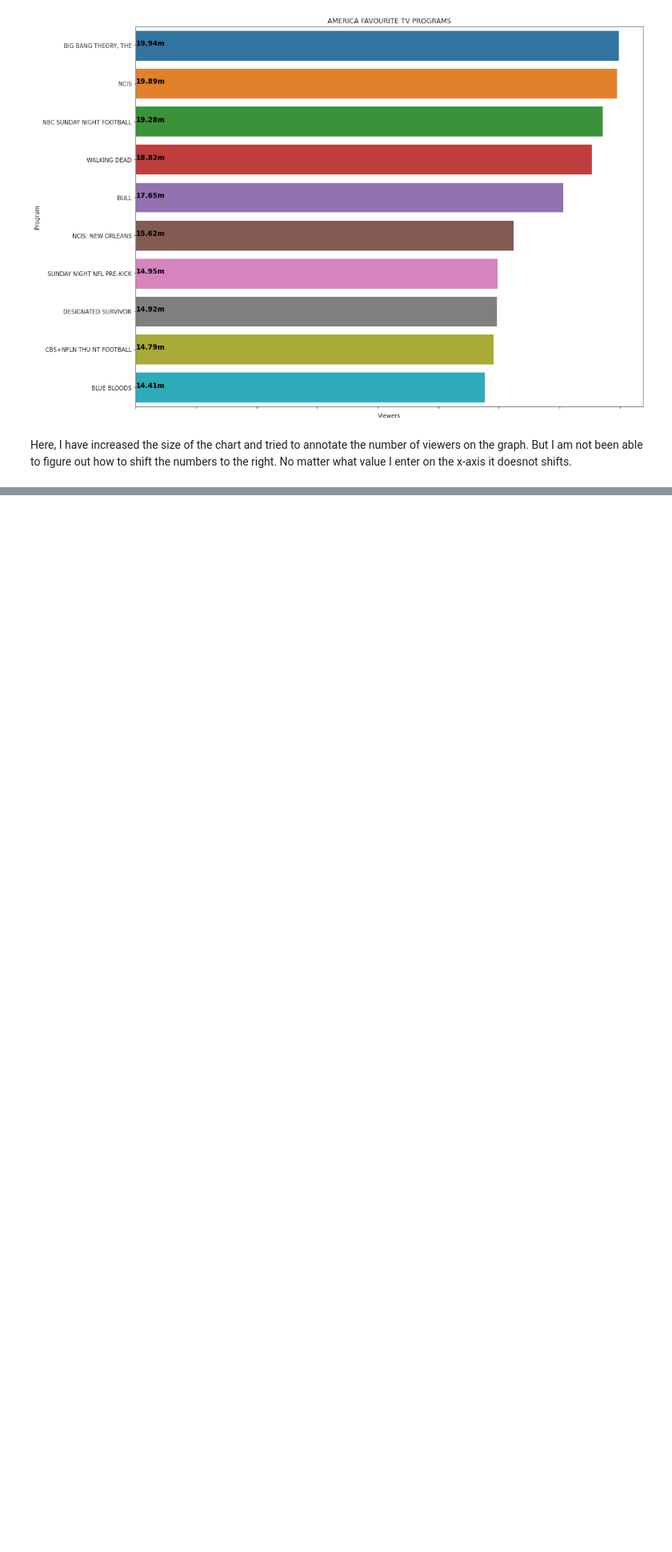
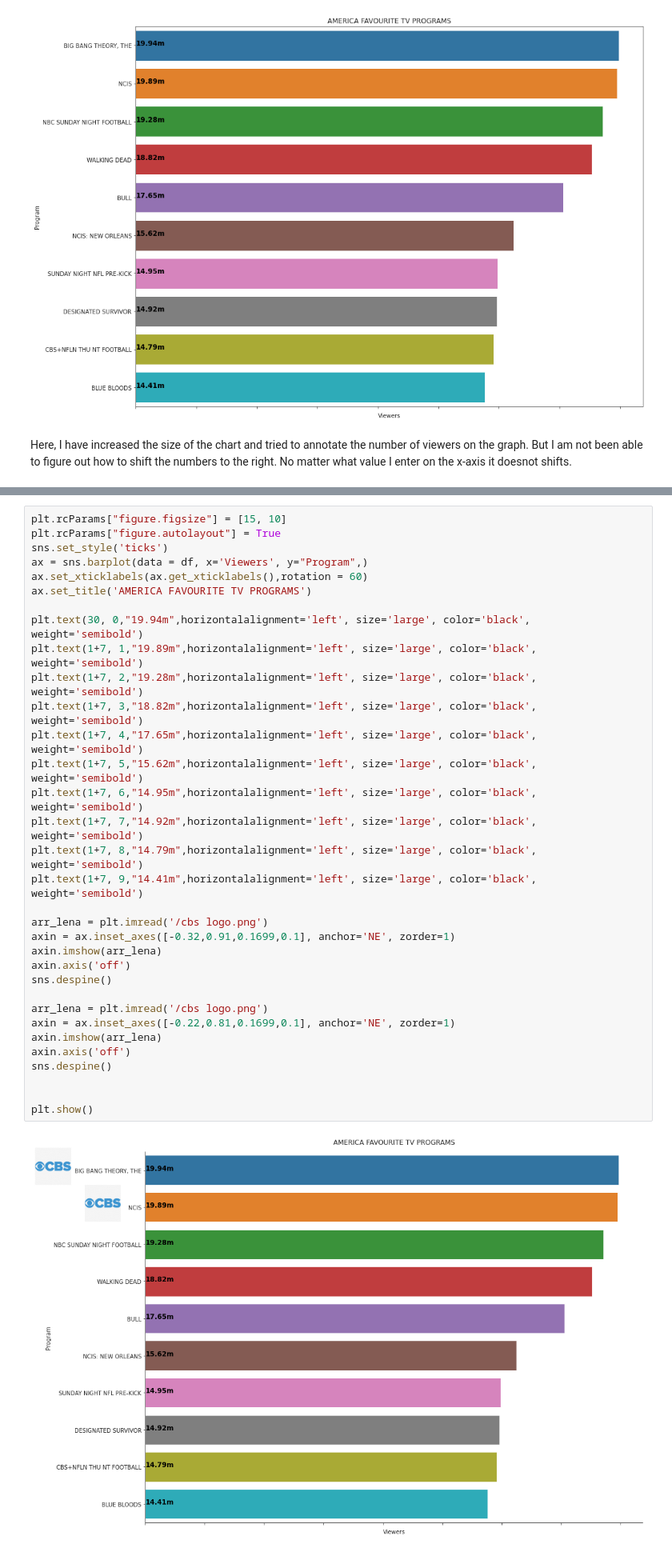
Before and after one commit to SagarSitaula1/Data-Visual, a Jupyter notebook: Master.ipynb, the cells around one changed output, grey strips where cells are left out. Shown: that part at 80% size. Cells and saved outputs as stored; diff of their text form; blank space fills up the shorter version.

```diff
--- a/Master.ipynb
+++ b/Master.ipynb
@@ -221,0 +289,35 @@ plt.show()
+# %%
+plt.rcParams["figure.figsize"] = [15, 10]
+plt.rcParams["figure.autolayout"] = True
+sns.set_style('ticks')
+ax = sns.barplot(data = df, x='Viewers', y="Program",)
+ax.set_xticklabels(ax.get_xticklabels(),rotation = 60)
+ax.set_title('AMERICA FAVOURITE TV PROGRAMS')
+
+plt.text(30, 0,"19.94m",horizontalalignment='left', size='large', color='black', weight='semibold')
+plt.text(1+7, 1,"19.89m",horizontalalignment='left', size='large', color='black', weight='semibold')
+plt.text(1+7, 2,"19.28m",horizontalalignment='left', size='large', color='black', weight='semibold')
+plt.text(1+7, 3,"18.82m",horizontalalignment='left', size='large', color='black', weight='semibold')
+plt.text(1+7, 4,"17.65m",horizontalalignment='left', size='large', color='black', weight='semibold')
+plt.text(1+7, 5,"15.62m",horizontalalignment='left', size='large', color='black', weight='semibold')
+plt.text(1+7, 6,"14.95m",horizontalalignment='left', size='large', color='black', weight='semibold')
+plt.text(1+7, 7,"14.92m",horizontalalignment='left', size='large', color='black', weight='semibold')
+plt.text(1+7, 8,"14.79m",horizontalalignment='left', size='large', color='black', weight='semibold')
+plt.text(1+7, 9,"14.41m",horizontalalignment='left', size='large', color='black', weight='semibold')
+
+arr_lena = plt.imread('/cbs logo.png')
+axin = ax.inset_axes([-0.32,0.91,0.1699,0.1], anchor='NE', zorder=1)
+axin.imshow(arr_lena)
+axin.axis('off')
+sns.despine()
+
+arr_lena = plt.imread('/cbs logo.png')
+axin = ax.inset_axes([-0.22,0.81,0.1699,0.1], anchor='NE', zorder=1)
+axin.imshow(arr_lena)
+axin.axis('off')
+sns.despine()
+
+
+plt.show()
+# %% [output]
+[figure, added]
```
Also changed, not shown: parts of 8 cells of this notebook.
